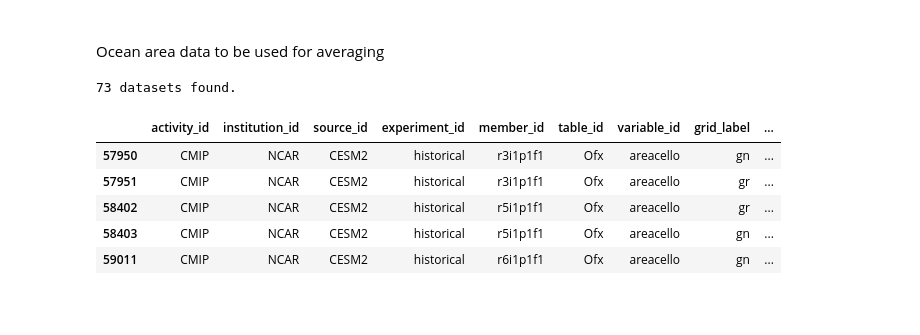
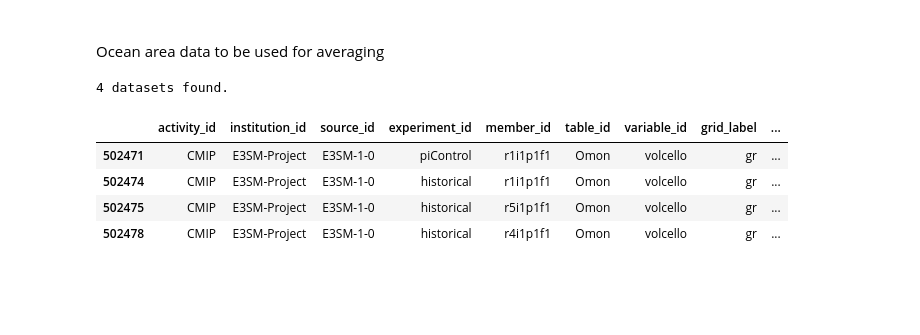
Before and after one commit to el1247/BAS_AI4ER_SAM, a Jupyter notebook: notebooks/exploratory/1.0_el_TempProfile.ipynb, the cells around one changed output. Cells and saved outputs as stored; diff of their text form; code cells hidden in the pictures.

```diff
--- a/notebooks/exploratory/1.0_el_TempProfile.ipynb
+++ b/notebooks/exploratory/1.0_el_TempProfile.ipynb
@@ -23,8 +23,9 @@ dataExperimentId = 'historical'
 dataSourceID = 'E3SM-1-0'
 
 #Ocean Area data for averaging
-areaVariableId = 'areacello'
-areaSourceId = 'CESM2'
+areaActivityId = 'CMIP'
+areaVariableId = 'volcello'
+areaSourceId = 'E3SM-1-0'
 areaDataSetNo = 1 #First database in results to be used
 
 #Custom Variables
@@ -79,17 +80,16 @@ dfFilt
 <br>
 Ocean area data to be used for averaging
 # %%
-dfArea = df[df.variable_id.eq(areaVariableId) & df.source_id.eq(areaSourceId)]
+dfArea = df[df.activity_id.eq(areaActivityId) & df.variable_id.eq(areaVariableId) & df.source_id.eq(areaSourceId)]
 print(str(len(dfArea))+" datasets found.")
 dfArea.head()
 # %% [output]
-73 datasets found.
+4 datasets found.
 |  | activity_id | institution_id | source_id | experiment_id | member_id | table_id | variable_id | grid_label | ... |
-| 57950 | CMIP | NCAR | CESM2 | historical | r3i1p1f1 | Ofx | areacello | gn | ... |
-| 57951 | CMIP | NCAR | CESM2 | historical | r3i1p1f1 | Ofx | areacello | gr | ... |
-| 58402 | CMIP | NCAR | CESM2 | historical | r5i1p1f1 | Ofx | areacello | gr | ... |
-| 58403 | CMIP | NCAR | CESM2 | historical | r5i1p1f1 | Ofx | areacello | gn | ... |
-| 59011 | CMIP | NCAR | CESM2 | historical | r6i1p1f1 | Ofx | areacello | gn | ... |
+| 502471 | CMIP | E3SM-Project | E3SM-1-0 | piControl | r1i1p1f1 | Omon | volcello | gr | ... |
+| 502474 | CMIP | E3SM-Project | E3SM-1-0 | historical | r1i1p1f1 | Omon | volcello | gr | ... |
+| 502475 | CMIP | E3SM-Project | E3SM-1-0 | historical | r5i1p1f1 | Omon | volcello | gr | ... |
+| 502478 | CMIP | E3SM-Project | E3SM-1-0 | historical | r4i1p1f1 | Omon | volcello | gr | ... |
 # %% [markdown]
 <br>
 # %% [markdown]
```
Also changed, not shown: parts of 12 cells of this notebook.
